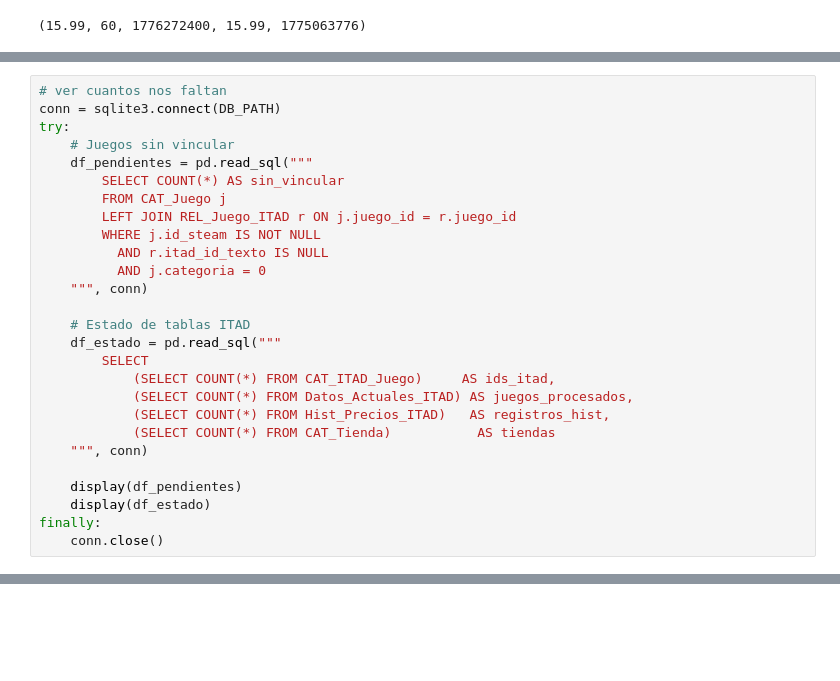
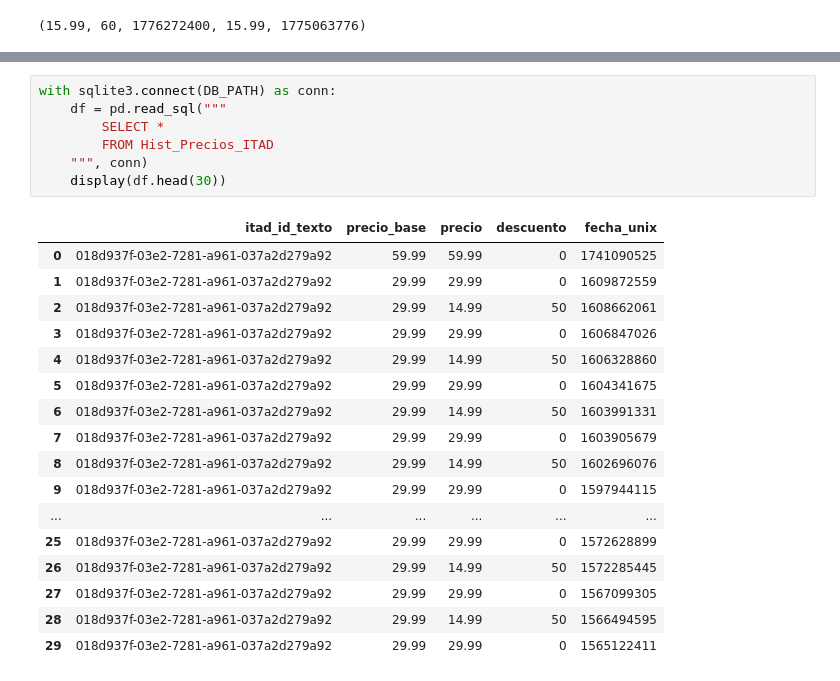
Before and after one commit to AdrianFrias/GAMELENS, a Jupyter notebook: notebooks/04_Extracion_ID_ITAD.ipynb, the cells around one changed output, grey strips where cells are left out. Drawn from its saved outputs; the diff is of its cells as text; blank space fills up the shorter version.

```diff
--- a/notebooks/04_Extracion_ID_ITAD.ipynb
+++ b/notebooks/04_Extracion_ID_ITAD.ipynb
@@ -804,27 +447,0 @@ while True:
-# %%
-# ver cuantos nos faltan
-conn = sqlite3.connect(DB_PATH)
-try:
-    # Juegos sin vincular
-    df_pendientes = pd.read_sql("""
-        SELECT COUNT(*) AS sin_vincular
-        FROM CAT_Juego j
-        LEFT JOIN REL_Juego_ITAD r ON j.juego_id = r.juego_id
-        WHERE j.id_steam IS NOT NULL
-          AND r.itad_id_texto IS NULL
-          AND j.categoria = 0
-    """, conn)
-
-    # Estado de tablas ITAD
-    df_estado = pd.read_sql("""
-        SELECT
-            (SELECT COUNT(*) FROM CAT_ITAD_Juego)     AS ids_itad,
-            (SELECT COUNT(*) FROM Datos_Actuales_ITAD) AS juegos_procesados,
-            (SELECT COUNT(*) FROM Hist_Precios_ITAD)   AS registros_hist,
-            (SELECT COUNT(*) FROM CAT_Tienda)           AS tiendas
-    """, conn)
-
-    display(df_pendientes)
-    display(df_estado)
-finally:
-    conn.close()
@@ -852,0 +448,25 @@ with sqlite3.connect(DB_PATH) as conn:
+# %%
+with sqlite3.connect(DB_PATH) as conn:
+    df = pd.read_sql("""
+        SELECT *
+        FROM Hist_Precios_ITAD
+    """, conn)
+    display(df.head(30))
+# %% [output]
+|  | itad_id_texto | precio_base | precio | descuento | fecha_unix |
+| 0 | 018d937f-03e2-7281-a961-037a2d279a92 | 59.99 | 59.99 | 0 | 1741090525 |
+| 1 | 018d937f-03e2-7281-a961-037a2d279a92 | 29.99 | 29.99 | 0 | 1609872559 |
+| 2 | 018d937f-03e2-7281-a961-037a2d279a92 | 29.99 | 14.99 | 50 | 1608662061 |
+| 3 | 018d937f-03e2-7281-a961-037a2d279a92 | 29.99 | 29.99 | 0 | 1606847026 |
+| 4 | 018d937f-03e2-7281-a961-037a2d279a92 | 29.99 | 14.99 | 50 | 1606328860 |
+| 5 | 018d937f-03e2-7281-a961-037a2d279a92 | 29.99 | 29.99 | 0 | 1604341675 |
+| 6 | 018d937f-03e2-7281-a961-037a2d279a92 | 29.99 | 14.99 | 50 | 1603991331 |
+| 7 | 018d937f-03e2-7281-a961-037a2d279a92 | 29.99 | 29.99 | 0 | 1603905679 |
+| 8 | 018d937f-03e2-7281-a961-037a2d279a92 | 29.99 | 14.99 | 50 | 1602696076 |
+| 9 | 018d937f-03e2-7281-a961-037a2d279a92 | 29.99 | 29.99 | 0 | 1597944115 |
+| ... | ... | ... | ... | ... | ... |
+| 25 | 018d937f-03e2-7281-a961-037a2d279a92 | 29.99 | 29.99 | 0 | 1572628899 |
+| 26 | 018d937f-03e2-7281-a961-037a2d279a92 | 29.99 | 14.99 | 50 | 1572285445 |
+| 27 | 018d937f-03e2-7281-a961-037a2d279a92 | 29.99 | 29.99 | 0 | 1567099305 |
+| 28 | 018d937f-03e2-7281-a961-037a2d279a92 | 29.99 | 14.99 | 50 | 1566494595 |
+| 29 | 018d937f-03e2-7281-a961-037a2d279a92 | 29.99 | 29.99 | 0 | 1565122411 |
```
Also changed, not shown: parts of 19 cells of this notebook, 3 other files.
